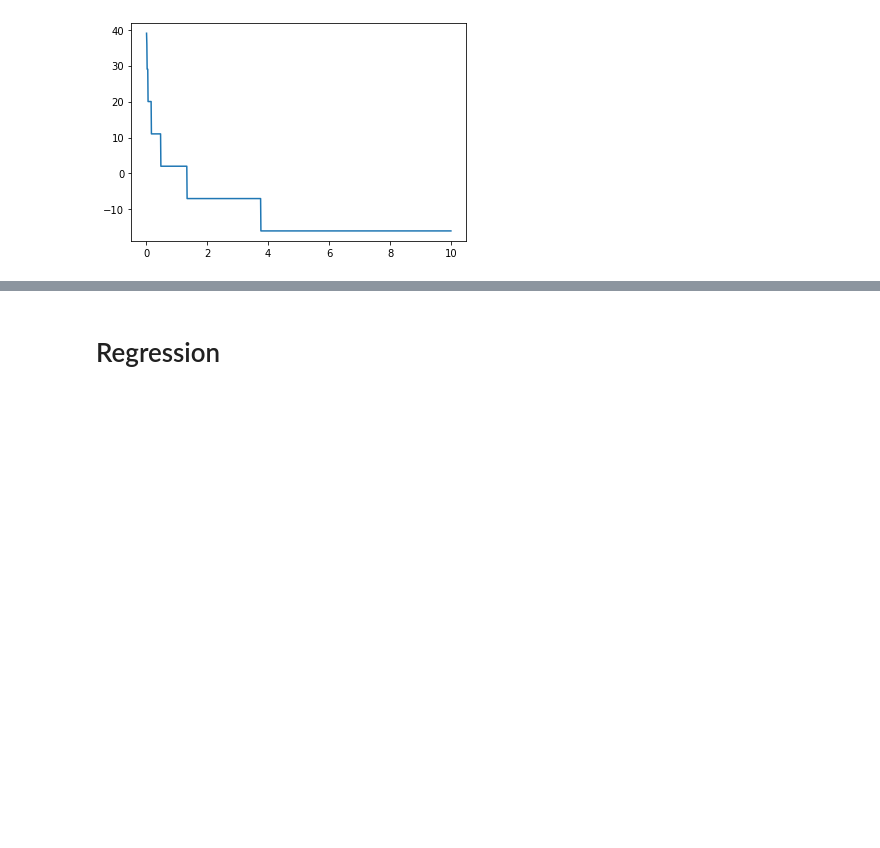
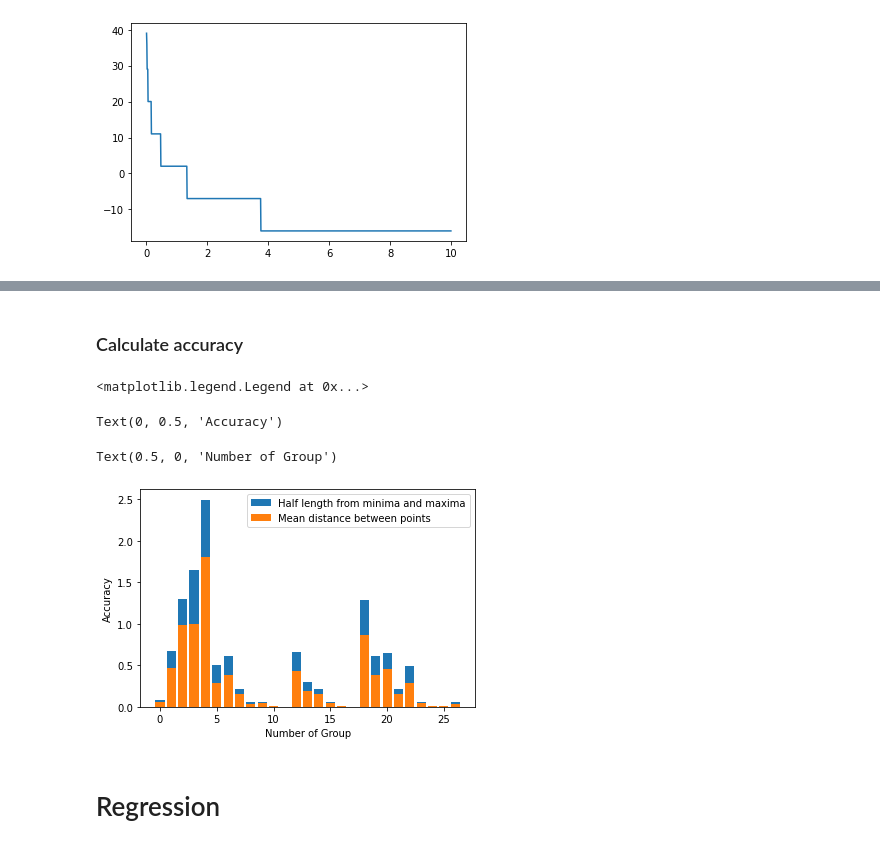
Before and after one commit to Midren/Localization, a Jupyter notebook: regression_based_approach.ipynb, the cells around one changed output, grey strips where cells are left out. Drawn from its saved outputs; the diff is of its cells as text; code cells hidden in the pictures; blank space fills up the shorter version.

```diff
--- a/regression_based_approach.ipynb
+++ b/regression_based_approach.ipynb
@@ -167,3 +156,43 @@ print(points_grouped)
+# %%
+minimum_radius = 0.1
+
+min_group = np.asscalar(find_interval_num(minimum_radius))
+
+points_grouped_without_small = dict(filter(lambda x: any(map(lambda x: x >= min_group, x[0])), points_grouped.items()))
+# %% [markdown]
+### Calculate accuracy
+# %%
+def accuracy_by_box(points):
+    x_boundary = np.array([min(points, key=lambda x: x[0])[0], max(points, key=lambda x: x[0])[0]])
+    y_boundary = np.array([min(points, key=lambda x: x[1])[1], max(points, key=lambda x: x[1])[1]])
+    minima, maxima = np.concatenate([x_boundary.reshape(1, -1), y_boundary.reshape(1, -1)]).T
+    return np.asscalar(distance(minima.reshape(1,-1), maxima.reshape(1,-1)))/2
+
+def accuracy_by_mean_dist(points):
+    return np.mean(distance(points, points))
+# %%
+region_accuracy_by_box = dict()
+
+for region in points_grouped_without_small.items():
+    region_accuracy_by_box[region[0]] = accuracy_by_box(region[1])
+# %%
+region_accuracy_by_mean_dist = dict()
+
+for region in points_grouped_without_small.items():
+    region_accuracy_by_mean_dist[region[0]] = accuracy_by_mean_dist(region[1])
+# %%
+accuracies = np.array([np.fromiter(chain(region_accuracy_by_box.values()), float),
+                       np.fromiter(chain(region_accuracy_by_mean_dist.values()), float)])
+cont = plt.bar(x=range(accuracies.shape[1]), height=accuracies[0,:])
+cont = plt.bar(x=range(accuracies.shape[1]), height=accuracies[1,:])
+plt.legend(["Half length from minima and maxima", "Mean distance between points"])
+plt.ylabel("Accuracy")
+plt.xlabel("Number of Group")
+# %% [output]
+<matplotlib.legend.Legend at 0x...>
+Text(0, 0.5, 'Accuracy')
+Text(0.5, 0, 'Number of Group')
+[figure, added]
 # %% [markdown]
 # Regression
 # %% [markdown]
```
Also changed, not shown: parts of 11 cells of this notebook.
